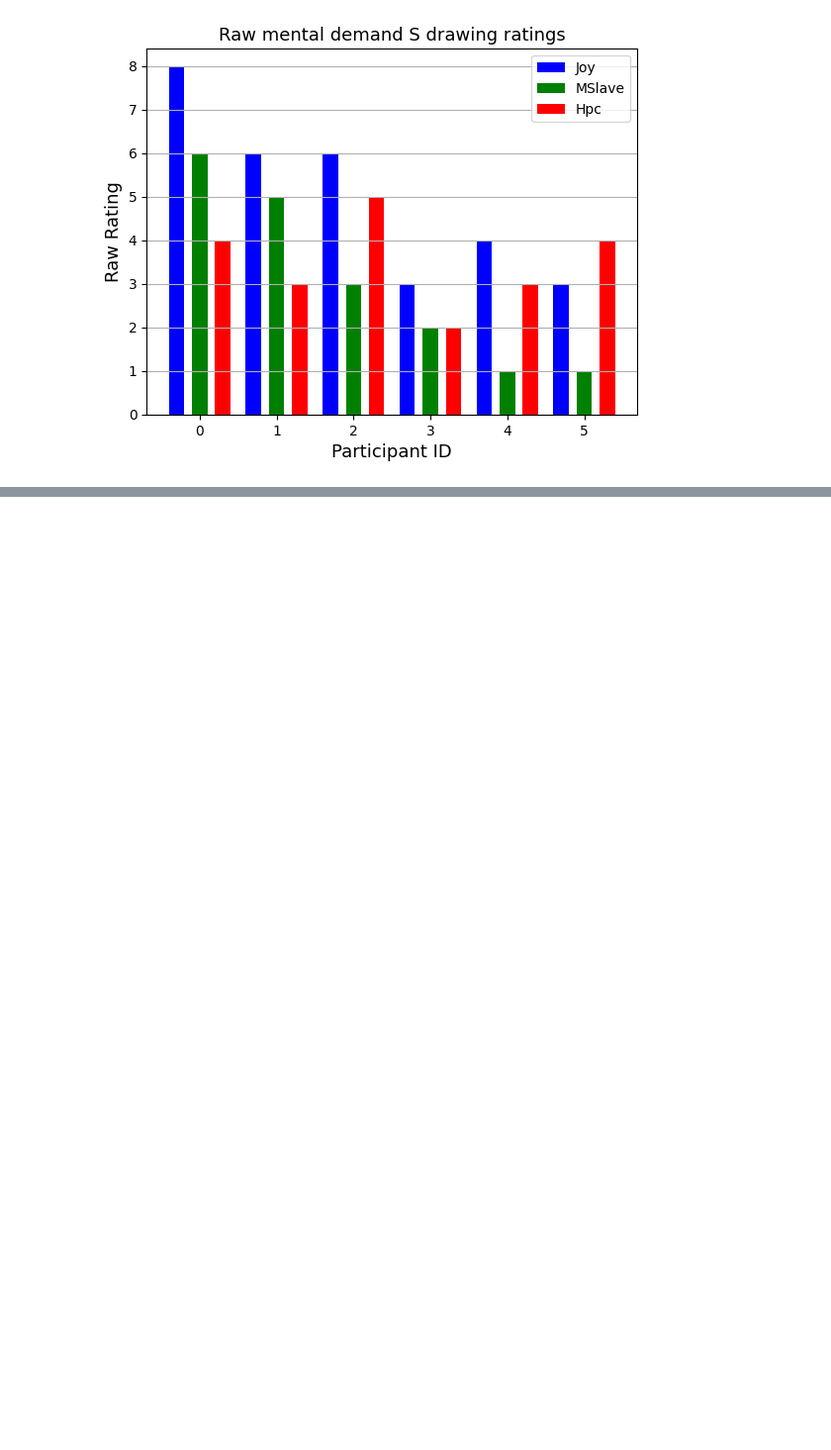
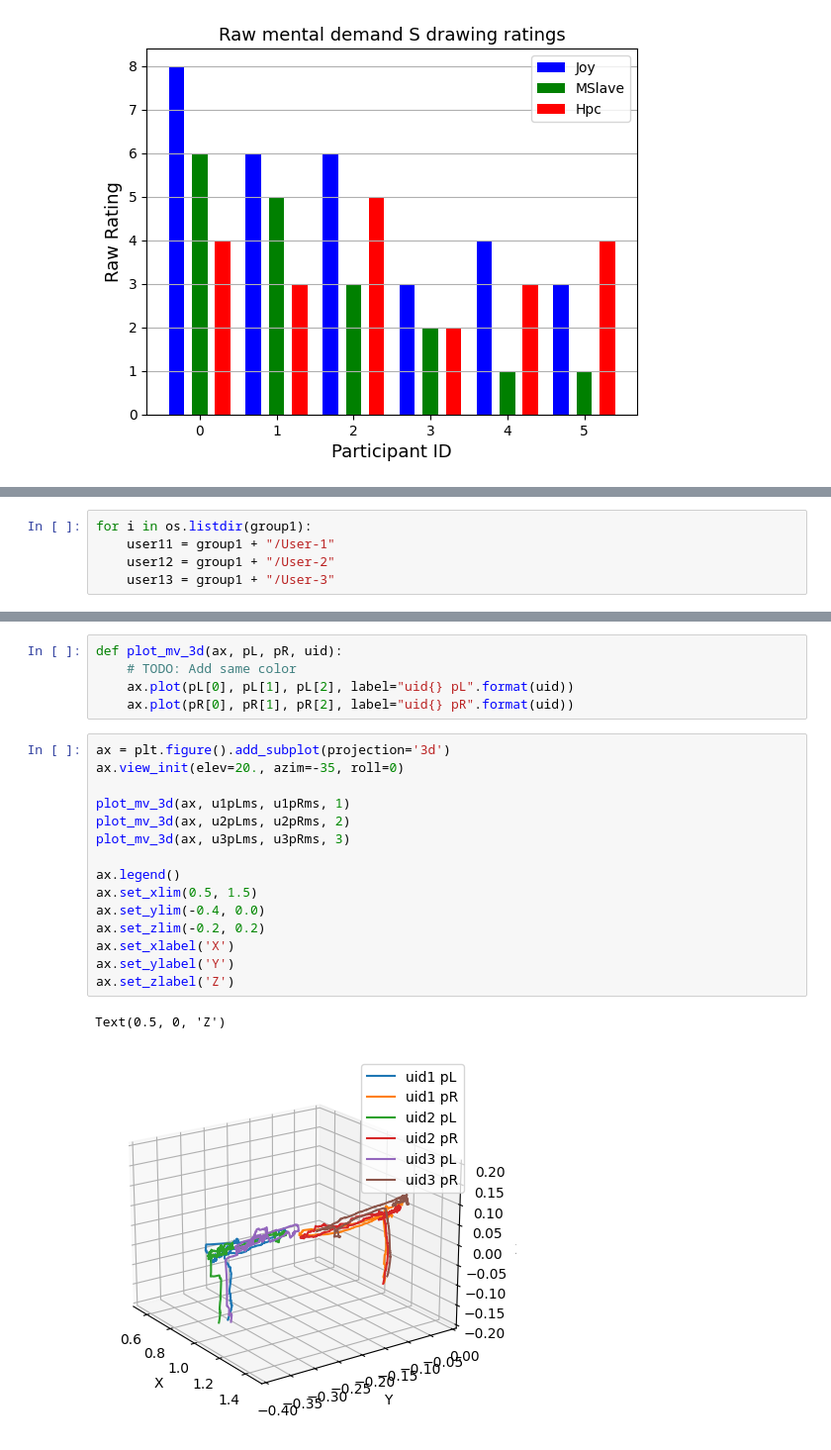
Before and after one commit to fzoric8/ros_utils, a Jupyter notebook: bags/licas_plots.ipynb, the cells around one changed output, grey strips where cells are left out. Shown at 99% size. Cells and saved outputs as stored; diff of their text form; blank space fills up the shorter version.

```diff
--- a/bags/licas_plots.ipynb
+++ b/bags/licas_plots.ipynb
@@ -804,0 +551,5 @@ radar.plot([3, 6, 4, 1, 1, 2],  "-", lw=2, color="y", alpha=0.4, label="second")
+# %%
+for i in os.listdir(group1):
+    user11 = group1 + "/User-1"
+    user12 = group1 + "/User-2"
+    user13 = group1 + "/User-3"
@@ -804,0 +754,23 @@ radar.plot([3, 6, 4, 1, 1, 2],  "-", lw=2, color="y", alpha=0.4, label="second")
+# %%
+def plot_mv_3d(ax, pL, pR, uid):
+    # TODO: Add same color
+    ax.plot(pL[0], pL[1], pL[2], label="uid{} pL".format(uid))
+    ax.plot(pR[0], pR[1], pR[2], label="uid{} pR".format(uid))
+# %%
+ax = plt.figure().add_subplot(projection='3d')
+ax.view_init(elev=20., azim=-35, roll=0)
+
+plot_mv_3d(ax, u1pLms, u1pRms, 1)
+plot_mv_3d(ax, u2pLms, u2pRms, 2)
+plot_mv_3d(ax, u3pLms, u3pRms, 3)
+
+ax.legend()
+ax.set_xlim(0.5, 1.5)
+ax.set_ylim(-0.4, 0.0)
+ax.set_zlim(-0.2, 0.2)
+ax.set_xlabel('X')
+ax.set_ylabel('Y')
+ax.set_zlabel('Z')
+# %% [output]
+Text(0.5, 0, 'Z')
+[figure, added]
```
Also changed, not shown: parts of 35 cells of this notebook.
